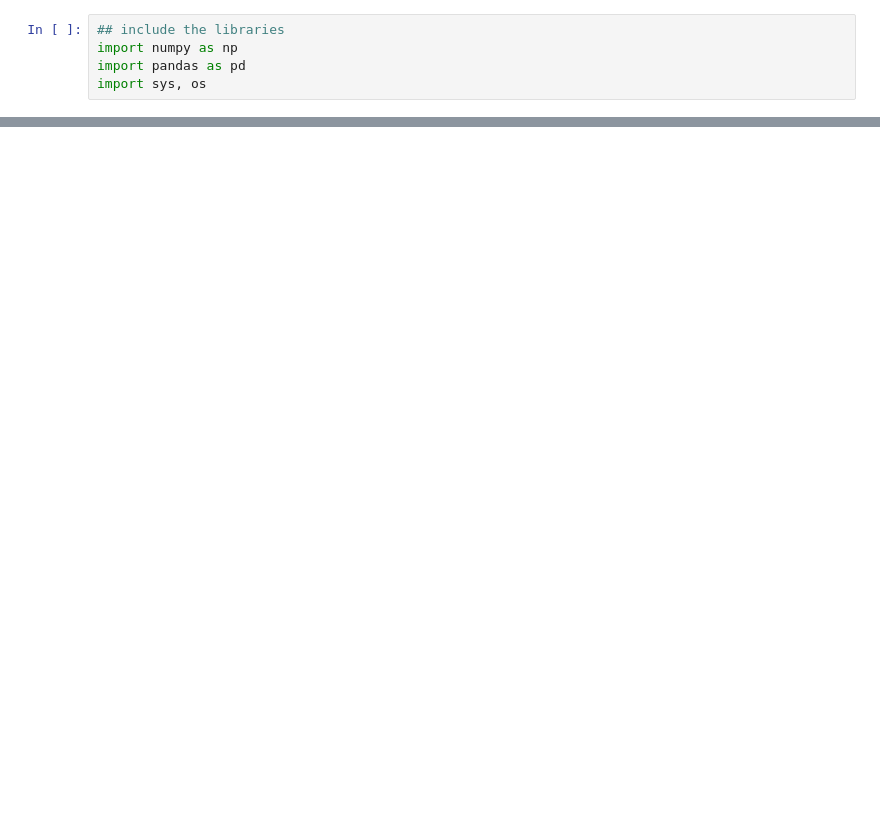
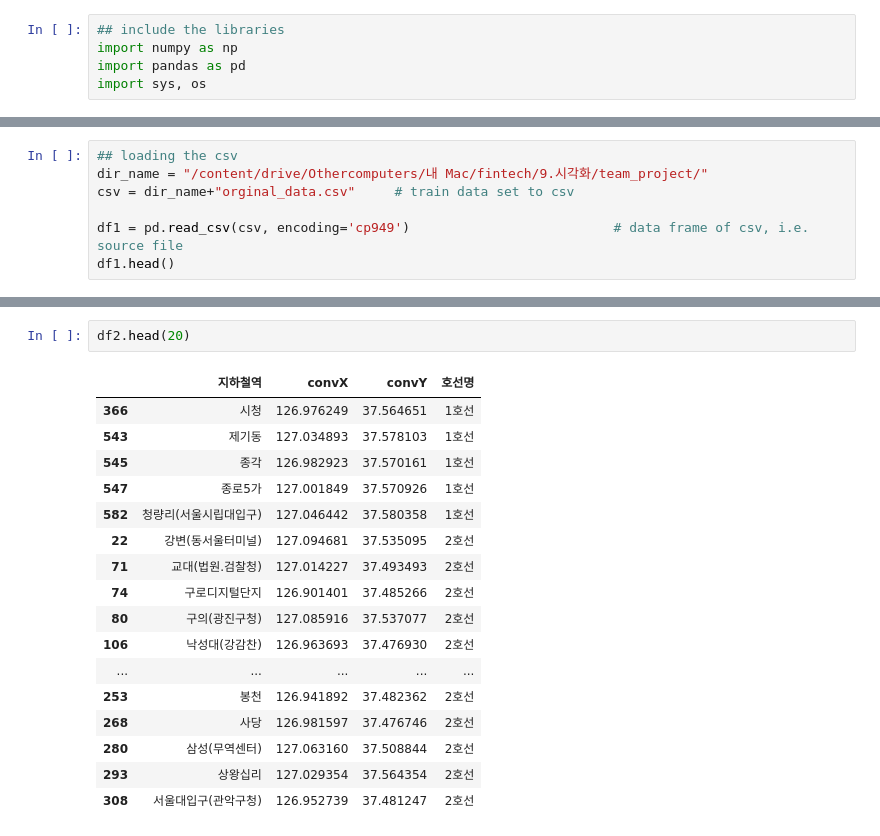
Before and after one commit to jjome/team1_visual, a Jupyter notebook: cleansing_v1.ipynb, the cells around one changed output, grey strips where cells are left out. Drawn from its saved outputs; the diff is of its cells as text; blank space fills up the shorter version.

```diff
--- a/cleansing_v1.ipynb
+++ b/cleansing_v1.ipynb
@@ -1220,0 +21,7 @@ Today is 20240429
+# %%
+## loading the csv
+dir_name = "/content/drive/Othercomputers/내 Mac/fintech/9.시각화/team_project/"
+csv = dir_name+"orginal_data.csv"     # train data set to csv
+
+df1 = pd.read_csv(csv, encoding='cp949')                          # data frame of csv, i.e. source file
+df1.head()
@@ -1220,0 +92,20 @@ Today is 20240429
+# %%
+df2.head(20)
+# %% [output]
+|  | 지하철역 | convX | convY | 호선명 |
+| 366 | 시청 | 126.976249 | 37.564651 | 1호선 |
+| 543 | 제기동 | 127.034893 | 37.578103 | 1호선 |
+| 545 | 종각 | 126.982923 | 37.570161 | 1호선 |
+| 547 | 종로5가 | 127.001849 | 37.570926 | 1호선 |
+| 582 | 청량리(서울시립대입구) | 127.046442 | 37.580358 | 1호선 |
+| 22 | 강변(동서울터미널) | 127.094681 | 37.535095 | 2호선 |
+| 71 | 교대(법원.검찰청) | 127.014227 | 37.493493 | 2호선 |
+| 74 | 구로디지털단지 | 126.901401 | 37.485266 | 2호선 |
+| 80 | 구의(광진구청) | 127.085916 | 37.537077 | 2호선 |
+| 106 | 낙성대(강감찬) | 126.963693 | 37.476930 | 2호선 |
+| ... | ... | ... | ... | ... |
+| 253 | 봉천 | 126.941892 | 37.482362 | 2호선 |
+| 268 | 사당 | 126.981597 | 37.476746 | 2호선 |
+| 280 | 삼성(무역센터) | 127.063160 | 37.508844 | 2호선 |
+| 293 | 상왕십리 | 127.029354 | 37.564354 | 2호선 |
+| 308 | 서울대입구(관악구청) | 126.952739 | 37.481247 | 2호선 |
```
Also changed, not shown: parts of 61 cells of this notebook.
